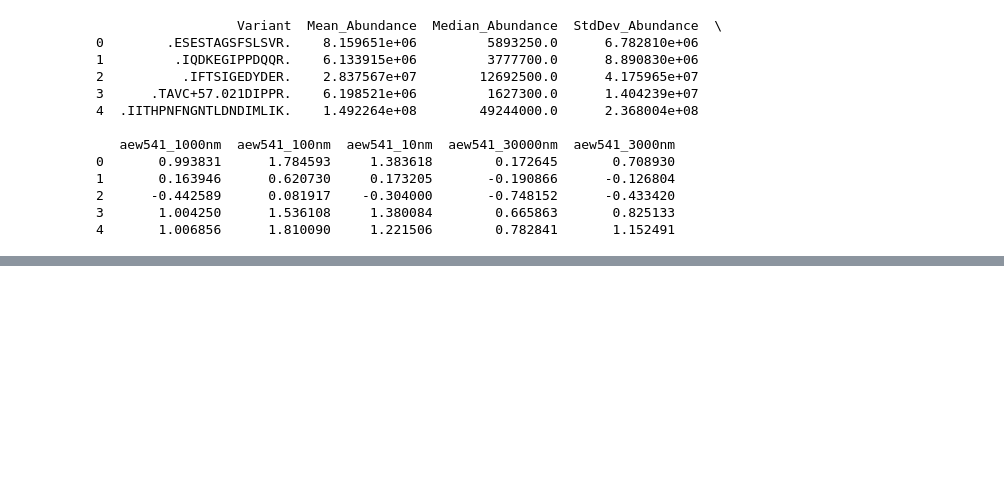
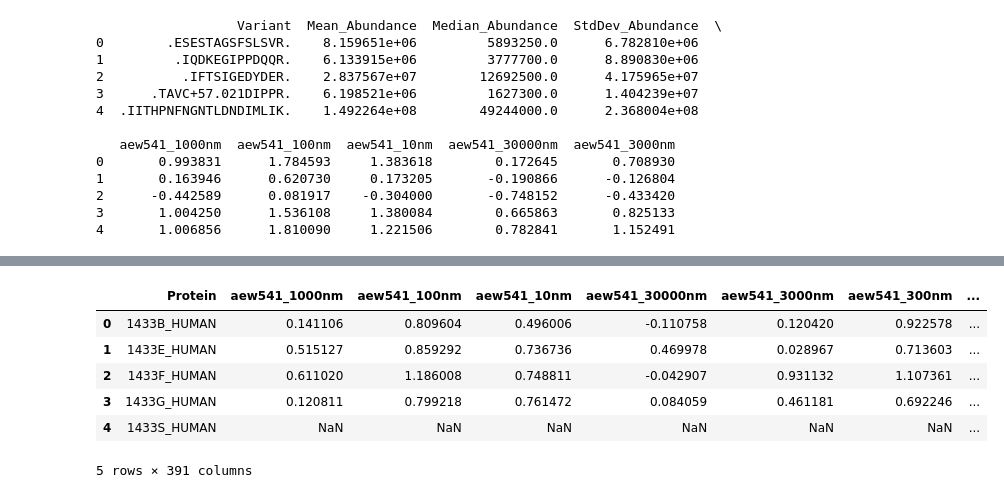
Before and after one commit to NandaKrishnaAchar/Big-Data-Science-Drug-Protein-Interactions, a Jupyter notebook: Statistical_Analysis.ipynb, the cells around one changed output, grey strips where cells are left out. Saved outputs shown, nothing was run; the diff lists cells and outputs as text; code cells hidden in the pictures; blank space fills up the shorter version.

```diff
--- a/Statistical_Analysis.ipynb
+++ b/Statistical_Analysis.ipynb
@@ -76,0 +101,17 @@ df.iloc[2][8]
+# %%
+# Normalize by protein median and log transform
+for col in filtered_drug_columns:
+    protein_abundance[col] = np.where(
+        protein_abundance['Median_Abundance'] > 0,
+        np.log(protein_abundance[col] / protein_abundance['Median_Abundance']),
+        np.nan
+    )
+protein_abundance.head()
+# %% [output]
+|  | Protein | aew541_1000nm | aew541_100nm | aew541_10nm | aew541_30000nm | aew541_3000nm | aew541_300nm | ... |
+| 0 | 1433B_HUMAN | 0.141106 | 0.809604 | 0.496006 | -0.110758 | 0.120420 | 0.922578 | ... |
+| 1 | 1433E_HUMAN | 0.515127 | 0.859292 | 0.736736 | 0.469978 | 0.028967 | 0.713603 | ... |
+| 2 | 1433F_HUMAN | 0.611020 | 1.186008 | 0.748811 | -0.042907 | 0.931132 | 1.107361 | ... |
+| 3 | 1433G_HUMAN | 0.120811 | 0.799218 | 0.761472 | 0.084059 | 0.461181 | 0.692246 | ... |
+| 4 | 1433S_HUMAN | NaN | NaN | NaN | NaN | NaN | NaN | ... |
+5 rows × 391 columns
```
Also changed, not shown: parts of 10 cells of this notebook, 1 other file.
